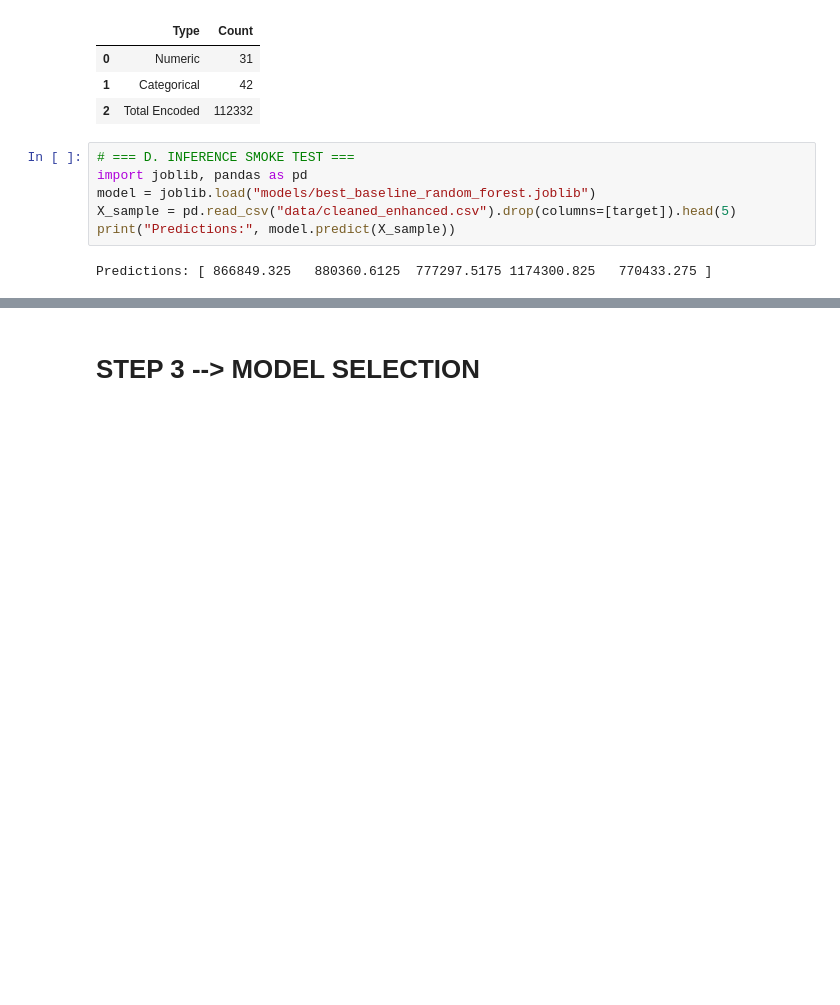
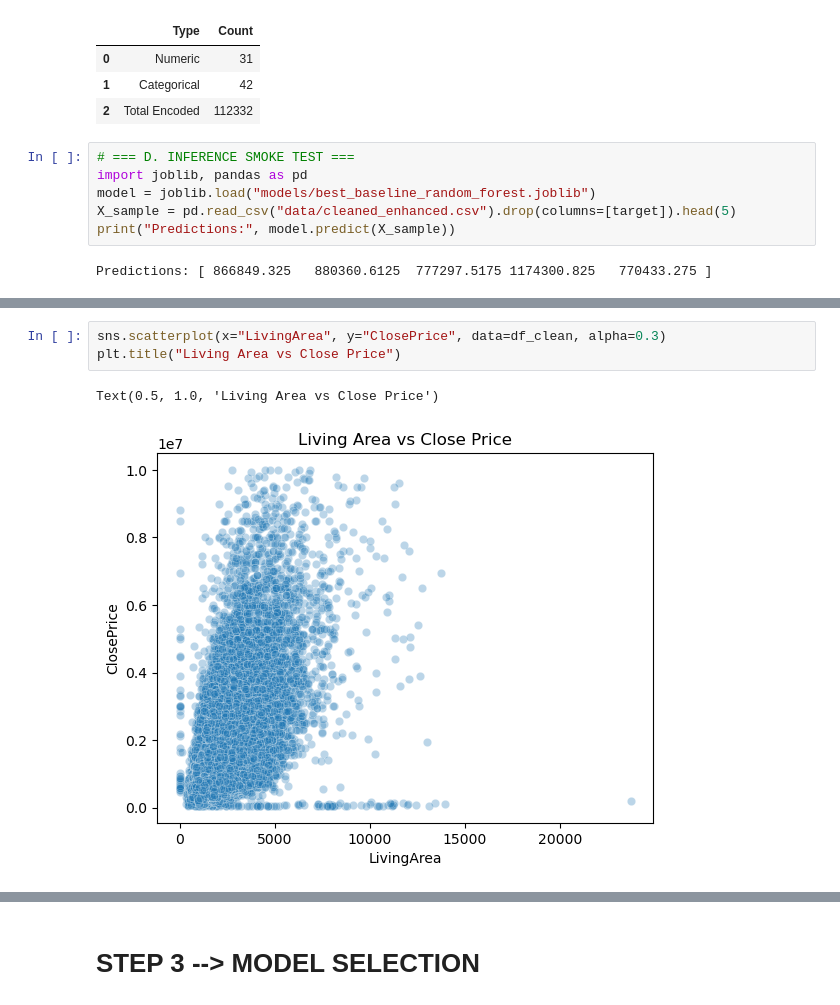
Before and after one commit to stephaniepatriciaans/Home_Price_Predictions, a Jupyter notebook: Step1,2_Stephanie.ipynb, the cells around one changed output, grey strips where cells are left out. Drawn from its saved outputs; the diff is of its cells as text; blank space fills up the shorter version.

```diff
--- a/Step1,2_Stephanie.ipynb
+++ b/Step1,2_Stephanie.ipynb
@@ -788,0 +796,6 @@ Predictions: [ 866849.325   880360.6125  777297.5175 1174300.825   770433.275 ]
+# %%
+sns.scatterplot(x="LivingArea", y="ClosePrice", data=df_clean, alpha=0.3)
+plt.title("Living Area vs Close Price")
+# %% [output]
+Text(0.5, 1.0, 'Living Area vs Close Price')
+[figure, added]
```
Also changed, not shown: parts of 2 cells of this notebook, 8 other files.
